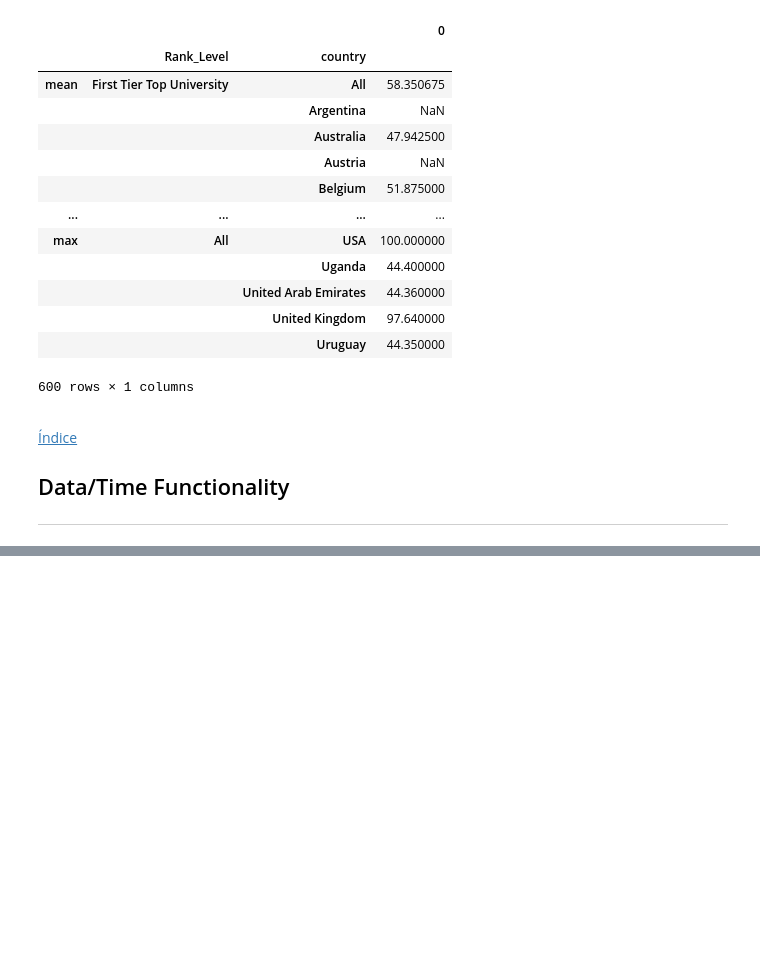
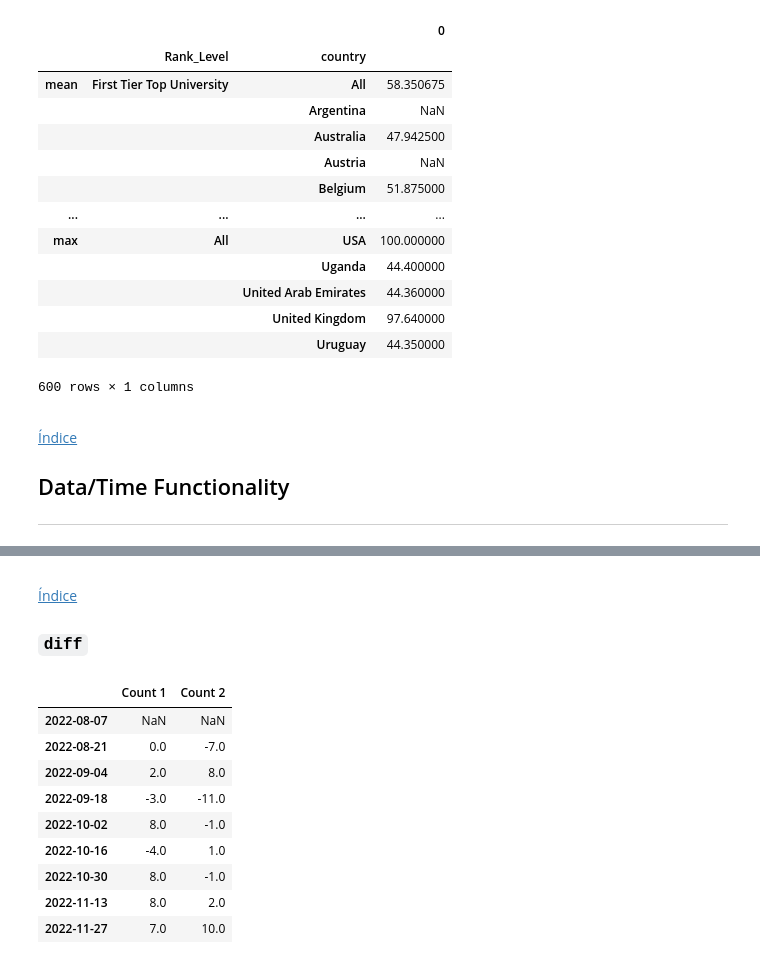
Before and after one commit to SantiGonzalezz/Applied-Data-Science-with-Python, a Jupyter notebook: 1. Introduction to Data Science in Python/Week 3/Pandas 2.ipynb, the cells around one changed output, grey strips where cells are left out. Saved outputs shown, nothing was run; the diff lists cells and outputs as text; code cells hidden in the pictures; blank space fills up the shorter version.

```diff
--- a/1. Introduction to Data Science in Python/Week 3/Pandas 2.ipynb
+++ b/1. Introduction to Data Science in Python/Week 3/Pandas 2.ipynb
@@ -1027,0 +1229,20 @@ pd.DataFrame(new_df.unstack().unstack())
+# %% [markdown]
+<a id='c-diff'></a>
+
+[Índice](#index)
+
+### `diff`
+# %%
+# difference between each date. e.g. [count 1] 13 = 117 27 = 124 -> 124 - 117 = 7
+df.diff()
+# %% [output]
+|  | Count 1 | Count 2 |
+| 2022-08-07 | NaN | NaN |
+| 2022-08-21 | 0.0 | -7.0 |
+| 2022-09-04 | 2.0 | 8.0 |
+| 2022-09-18 | -3.0 | -11.0 |
+| 2022-10-02 | 8.0 | -1.0 |
+| 2022-10-16 | -4.0 | 1.0 |
+| 2022-10-30 | 8.0 | -1.0 |
+| 2022-11-13 | 8.0 | 2.0 |
+| 2022-11-27 | 7.0 | 10.0 |
```
Also changed, not shown: parts of 32 cells of this notebook.
